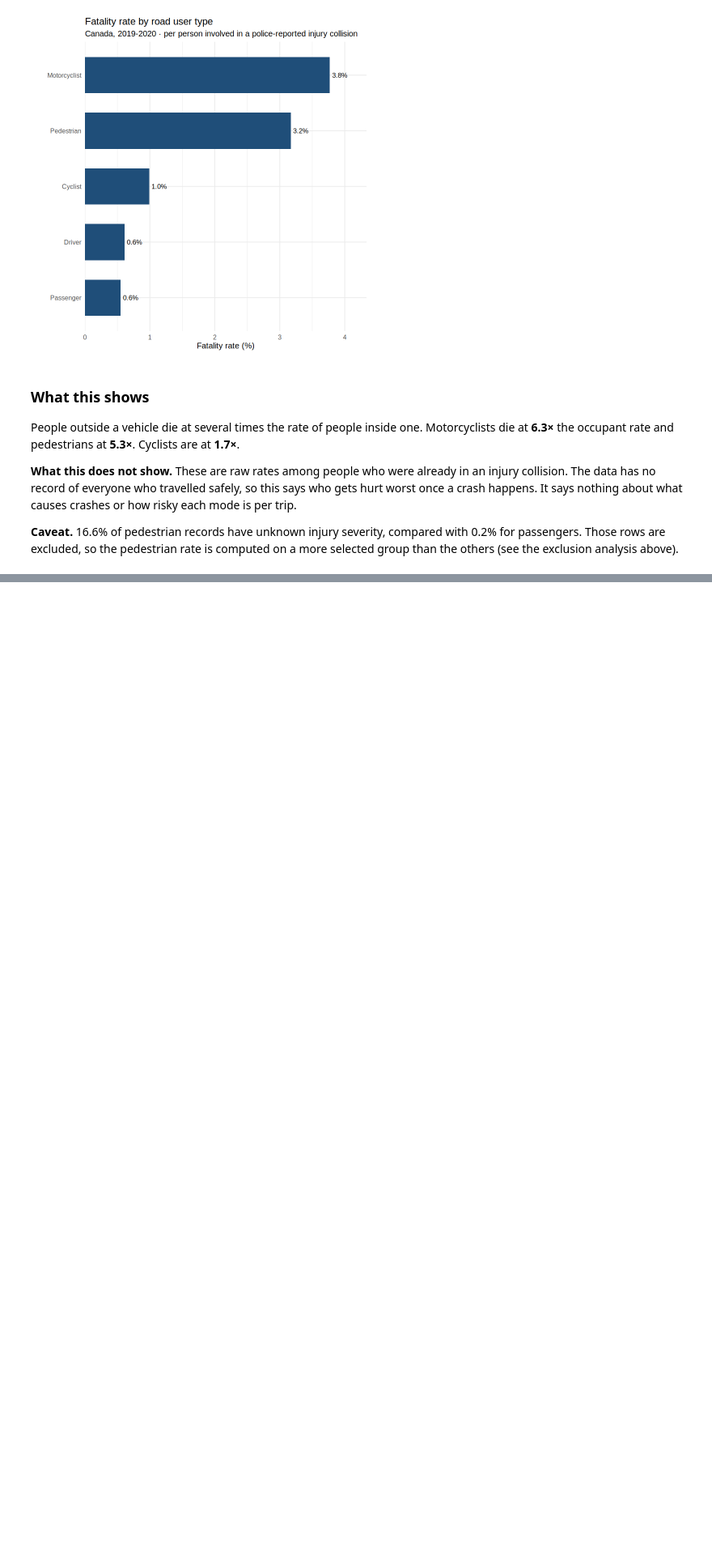
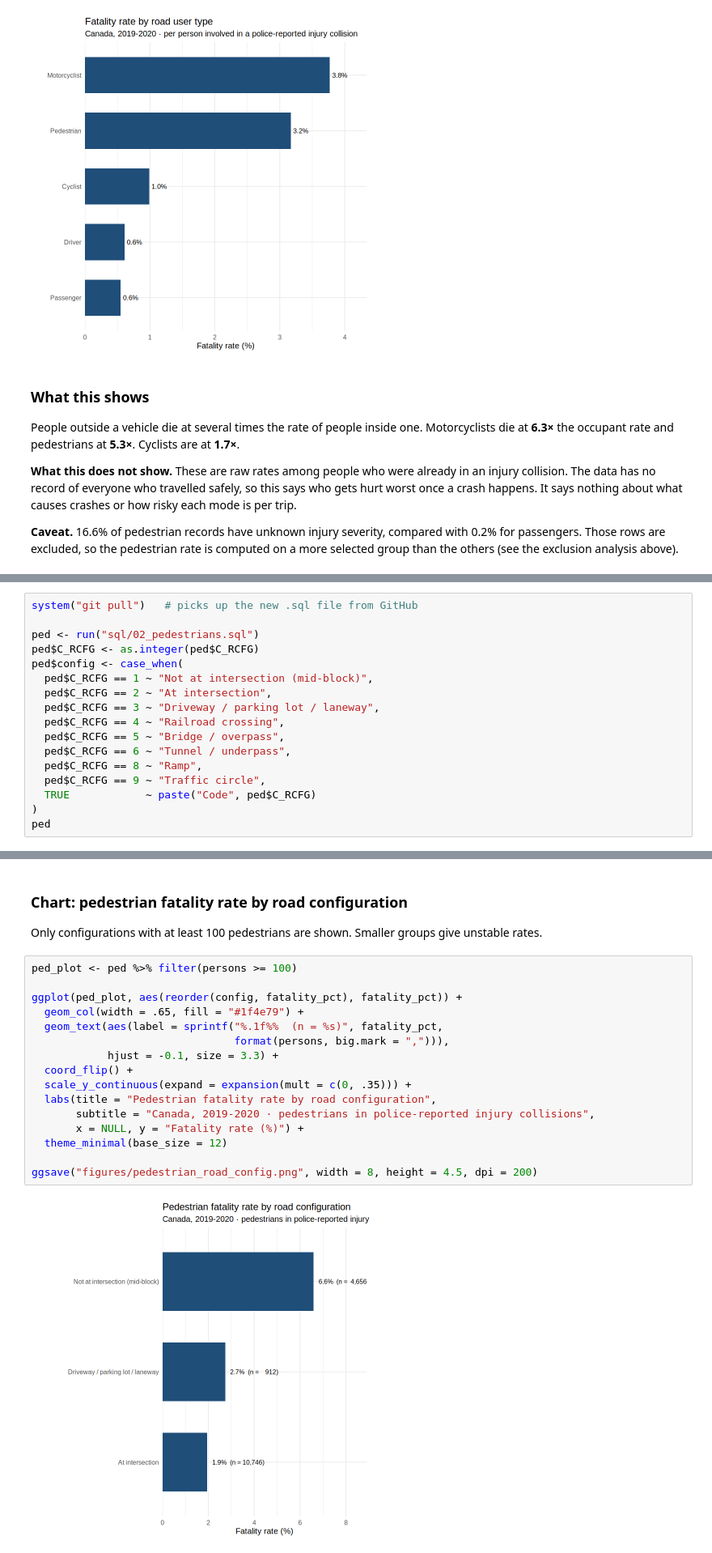
Before and after one commit to lautrevor/data-science-portfolio, a Jupyter notebook: 02_analysis.ipynb, the cells around one changed output, grey strips where cells are left out. Shown at 81% size. Cells and saved outputs as stored; diff of their text form; blank space fills up the shorter version.

Commit message:
Add pedestrian breakdown by road configuration

```diff
--- a/02_analysis.ipynb
+++ b/02_analysis.ipynb
@@ -183,0 +192,17 @@ more selected group than the others (see the exclusion analysis above).
+# %%
+system("git pull")   # picks up the new .sql file from GitHub
+
+ped <- run("sql/02_pedestrians.sql")
+ped$C_RCFG <- as.integer(ped$C_RCFG)
+ped$config <- case_when(
+  ped$C_RCFG == 1 ~ "Not at intersection (mid-block)",
+  ped$C_RCFG == 2 ~ "At intersection",
+  ped$C_RCFG == 3 ~ "Driveway / parking lot / laneway",
+  ped$C_RCFG == 4 ~ "Railroad crossing",
+  ped$C_RCFG == 5 ~ "Bridge / overpass",
+  ped$C_RCFG == 6 ~ "Tunnel / underpass",
+  ped$C_RCFG == 8 ~ "Ramp",
+  ped$C_RCFG == 9 ~ "Traffic circle",
+  TRUE            ~ paste("Code", ped$C_RCFG)
+)
+ped
@@ -183,0 +221,23 @@ more selected group than the others (see the exclusion analysis above).
+# %% [markdown]
+### Chart: pedestrian fatality rate by road configuration
+
+Only configurations with at least 100 pedestrians are shown. Smaller groups give
+unstable rates.
+# %%
+ped_plot <- ped %>% filter(persons >= 100)
+
+ggplot(ped_plot, aes(reorder(config, fatality_pct), fatality_pct)) +
+  geom_col(width = .65, fill = "#1f4e79") +
+  geom_text(aes(label = sprintf("%.1f%%  (n = %s)", fatality_pct,
+                                format(persons, big.mark = ","))),
+            hjust = -0.1, size = 3.3) +
+  coord_flip() +
+  scale_y_continuous(expand = expansion(mult = c(0, .35))) +
+  labs(title = "Pedestrian fatality rate by road configuration",
+       subtitle = "Canada, 2019-2020 · pedestrians in police-reported injury collisions",
+       x = NULL, y = "Fatality rate (%)") +
+  theme_minimal(base_size = 12)
+
+ggsave("figures/pedestrian_road_config.png", width = 8, height = 4.5, dpi = 200)
+# %% [output]
+[figure, added]
```
Also changed, not shown: parts of 4 cells of this notebook.
